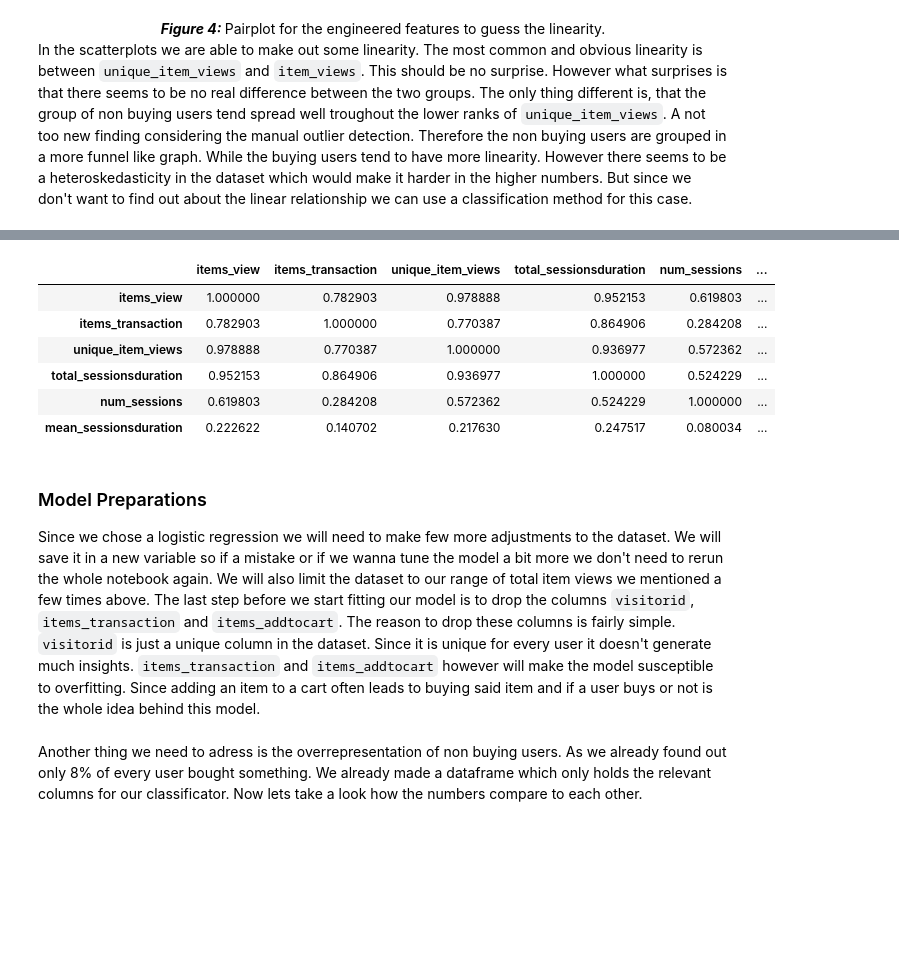
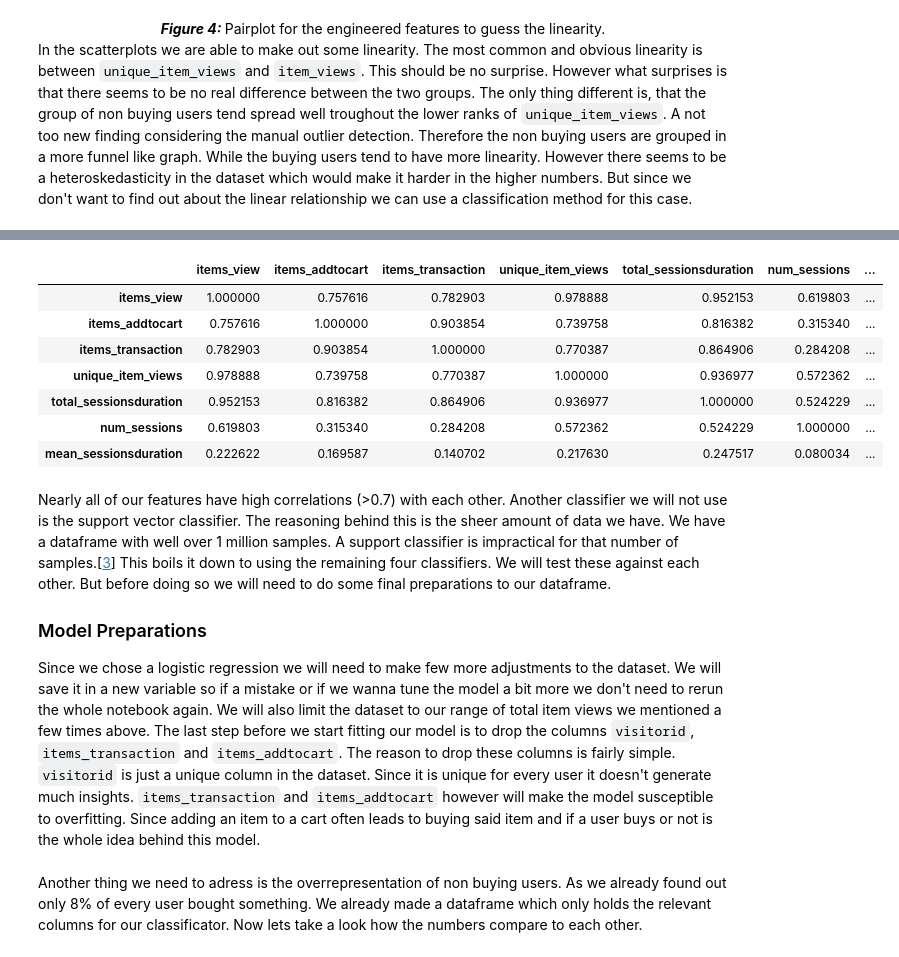
Before and after one commit to tinomerl/ecommerce-recommendation, a Jupyter notebook: ecommerce-user-behaviour.ipynb, the cells around one changed output, grey strips where cells are left out. Saved outputs shown, nothing was run; the diff lists cells and outputs as text; code cells hidden in the pictures; blank space fills up the shorter version.

```diff
--- a/ecommerce-user-behaviour.ipynb
+++ b/ecommerce-user-behaviour.ipynb
@@ -348,7 +348,7 @@ sessionList = []
 session = 1
 
 # Iterate over every row from the columns sameUser and sessionlimit
-for r in zip(eventsDf["sameUser"],eventsDf["sessionlimit"]):
+for r in zip(eventsDf["sameUser"], eventsDf["sessionlimit"]):
 
     # If a user is not the same session counter will be reset
     if r[0] == False:
@@ -362,7 +362,9 @@ for r in zip(eventsDf["sameUser"],eventsDf["sessionlimit"]):
 
 # Add everything to the dataframe and create a new column
 eventsDf["session"] = sessionList
-eventsDf["sessionid"] = eventsDf["visitorid"].astype(str) + "_"+ eventsDf["session"].astype(str)
+eventsDf["sessionid"] = (
+    eventsDf["visitorid"].astype(str) + "_" + eventsDf["session"].astype(str)
+)
 
 eventsDf.head(10)
 # %% [output]
@@ -446,9 +448,13 @@ sessionsNums.head(10)
 We are now finished with our preparations in the field of the user's sessions. We can therefore move on and calculate their number of unique item views. To do this we first subset the dataframe to have only the event `view` remaining, drop the duplicates with the subset of of `visitorid` and `itemid` keeping the first occurences. We will then group it by `visitorid` counting the number of entries.
 # %%
 # Getting unique views on items
-uniqueViews = eventsDf[eventsDf["event"] == "view"].drop_duplicates(subset=["visitorid", "itemid"], keep="first")[
-    ["visitorid", "itemid"]
-].sort_values(["visitorid"])
+uniqueViews = (
+    eventsDf[eventsDf["event"] == "view"]
+    .drop_duplicates(subset=["visitorid", "itemid"], keep="first")[
+        ["visitorid", "itemid"]
+    ]
+    .sort_values(["visitorid"])
+)
 
 # Grouping unique item Views
 uniqueViews = (
@@ -707,15 +751,18 @@ As for our model we choose a logistic regression. The first reason should be obv
 # %%
-corr = procEventsDf.drop(columns=["visitorid", "bought", "items_addtocart"]).corr()
-corr.style.background_gradient(cmap='coolwarm')
+corr = procEventsDf.drop(columns=["visitorid", "bought"]).corr()
+corr.style.background_gradient(cmap="coolwarm")
 # %% [output]
-|  | items_view | items_transaction | unique_item_views | total_sessionsduration | num_sessions | ... |
-| items_view | 1.000000 | 0.782903 | 0.978888 | 0.952153 | 0.619803 | ... |
-| items_transaction | 0.782903 | 1.000000 | 0.770387 | 0.864906 | 0.284208 | ... |
-| unique_item_views | 0.978888 | 0.770387 | 1.000000 | 0.936977 | 0.572362 | ... |
-| total_sessionsduration | 0.952153 | 0.864906 | 0.936977 | 1.000000 | 0.524229 | ... |
-| num_sessions | 0.619803 | 0.284208 | 0.572362 | 0.524229 | 1.000000 | ... |
-| mean_sessionsduration | 0.222622 | 0.140702 | 0.217630 | 0.247517 | 0.080034 | ... |
+|  | items_view | items_addtocart | items_transaction | unique_item_views | total_sessionsduration | num_sessions | ... |
+| items_view | 1.000000 | 0.757616 | 0.782903 | 0.978888 | 0.952153 | 0.619803 | ... |
+| items_addtocart | 0.757616 | 1.000000 | 0.903854 | 0.739758 | 0.816382 | 0.315340 | ... |
+| items_transaction | 0.782903 | 0.903854 | 1.000000 | 0.770387 | 0.864906 | 0.284208 | ... |
+| unique_item_views | 0.978888 | 0.739758 | 0.770387 | 1.000000 | 0.936977 | 0.572362 | ... |
+| total_sessionsduration | 0.952153 | 0.816382 | 0.864906 | 0.936977 | 1.000000 | 0.524229 | ... |
+| num_sessions | 0.619803 | 0.315340 | 0.284208 | 0.572362 | 0.524229 | 1.000000 | ... |
+| mean_sessionsduration | 0.222622 | 0.169587 | 0.140702 | 0.217630 | 0.247517 | 0.080034 | ... |
 # %% [markdown]
+Nearly all of our features have high correlations (>0.7) with each other. Another classifier we will not use is the support vector classifier. The reasoning behind this is the sheer amount of data we have. We have a dataframe with well over 1 million samples. A support classifier is impractical for that number of samples.[[3](#svc_sklearn)] This boils it down to using the remaining four classifiers. We will test these against each other. But before doing so we will need to do some final preparations to our dataframe.
+
 ### Model Preparations<a class="anchor" id="mdl_prp"></a>
 Since we chose a logistic regression we will need to make few more adjustments to the dataset. We will save it in a new variable so if a mistake or if we wanna tune the model a bit more we don't need to rerun the whole notebook again. We will also limit the dataset to our range of total item views we mentioned a few times above. The last step before we start fitting our model is to drop the columns `visitorid`, `items_transaction` and `items_addtocart`. The reason to drop these columns is fairly simple. `visitorid` is just a unique column in the dataset. Since it is unique for every user it doesn't generate much insights. `items_transaction` and `items_addtocart` however will make the model susceptible to overfitting. Since adding an item to a cart often leads to buying said item and if a user buys or not is the whole idea behind this model.
 # %%
```
Also changed, not shown: parts of 17 cells of this notebook.
